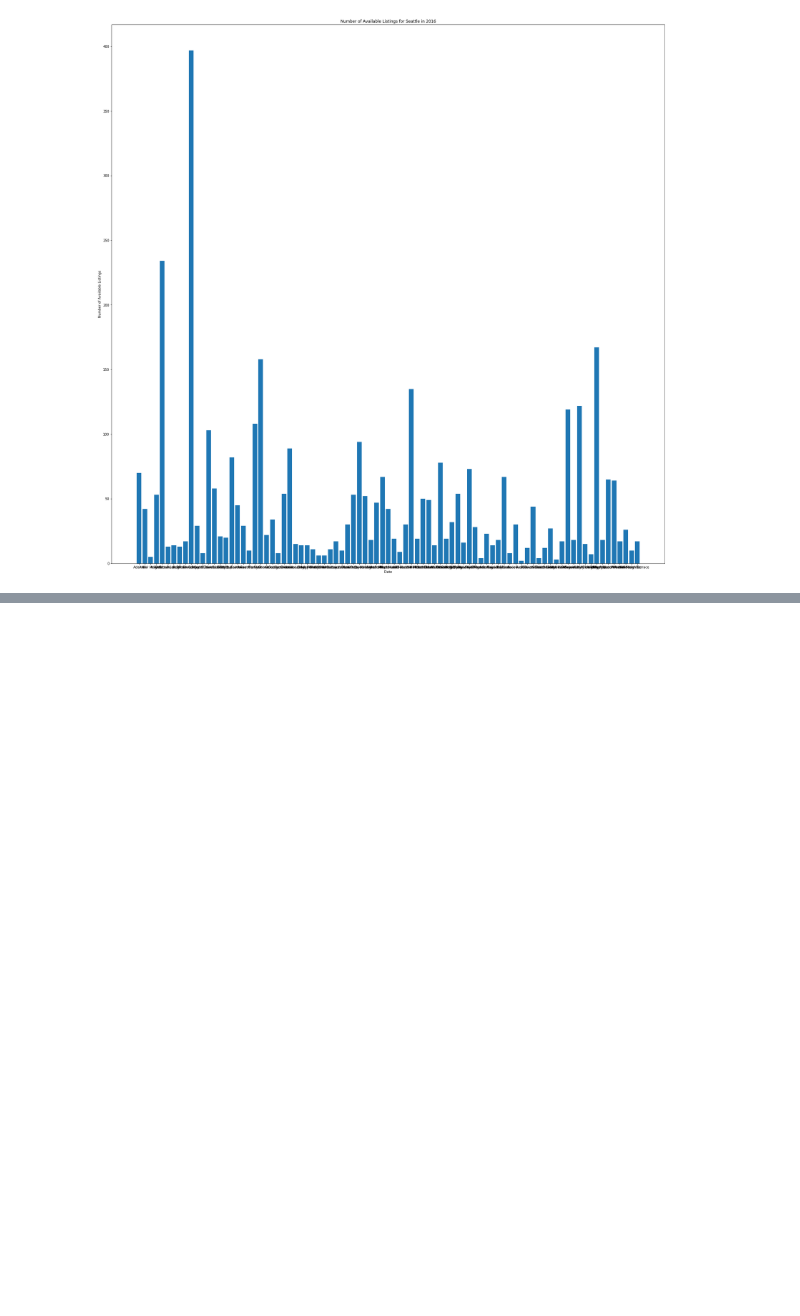
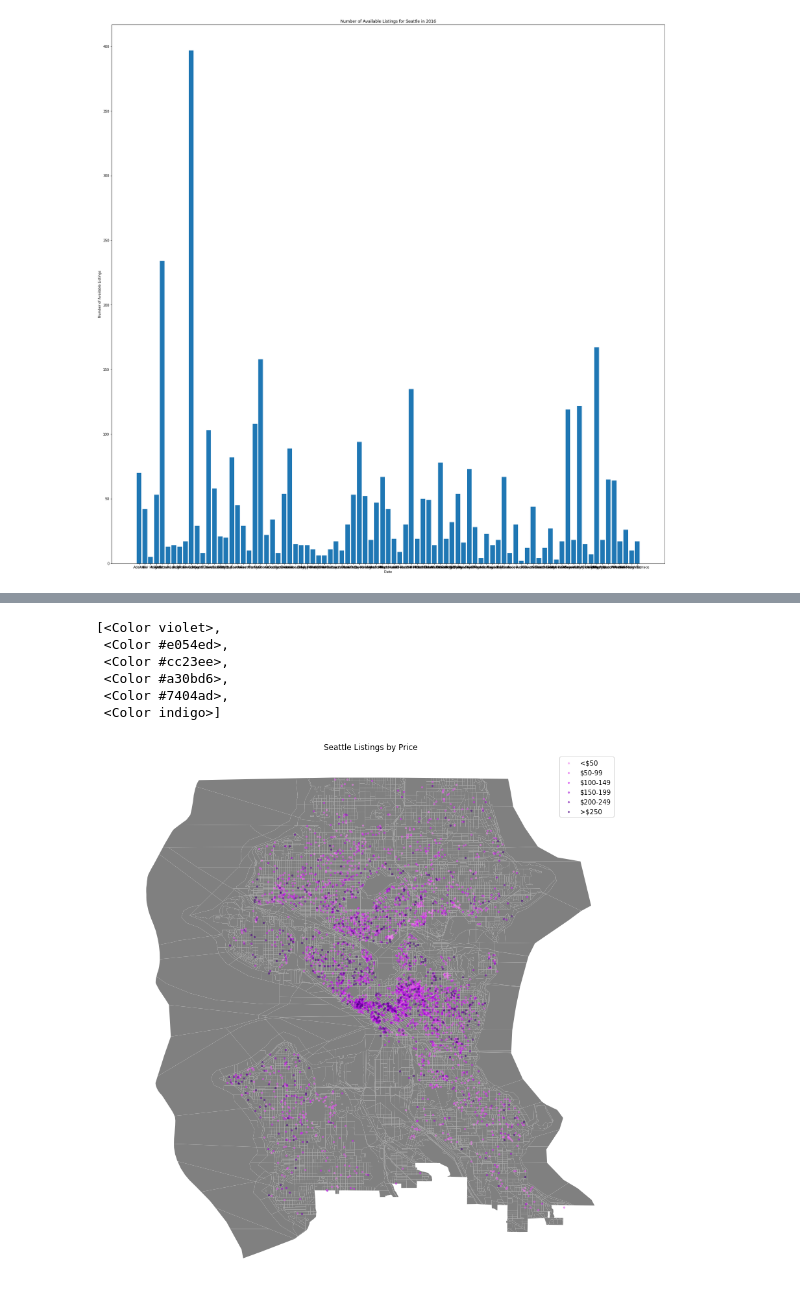
Before and after one commit to kevinhuynh23/RACK, a Jupyter notebook: analysis.ipynb, the cells around one changed output, grey strips where cells are left out. Saved outputs shown, nothing was run; the diff lists cells and outputs as text; code cells hidden in the pictures; blank space fills up the shorter version.

```diff
--- a/analysis.ipynb
+++ b/analysis.ipynb
@@ -140,0 +107,65 @@ plt.show()
+# %%
+# Generate color gradient
+violet = Color('violet')
+violet_to_indigo = list(violet.range_to(Color('indigo'), 6))
+
+violet_to_indigo
+# %% [output]
+[<Color violet>,
+ <Color #e054ed>,
+ <Color #cc23ee>,
+ <Color #a30bd6>,
+ <Color #7404ad>,
+ <Color indigo>]
+# %%
+# Convert price
+lis['price_int'] = lis.price[1:]
+lis['price_int'] = lis.price.apply(lambda x: int(float(x[1:].replace(',', ''))))
+# %%
+fig_map_seattle_listings_price, ax = plt.subplots(figsize = (15, 15))
+base = shp.plot(ax = ax, color = 'grey')
+lis[lis.price_int <= 50].plot(ax = base,
+                              marker = 'o',
+                              color = 'violet',
+                              markersize = 5,
+                              alpha = 0.5,
+                              label = '<$50')
+lis[(lis.price_int > 50) & (lis.price_int < 100)].plot(ax = base,
+                                                       marker = 'o',
+                                                       color = '#e054ed',
+                                                       markersize = 5,
+                                                       alpha = 0.5,
+                                                       label = '$50-99')
+lis[(lis.price_int >= 100) & (lis.price_int < 150)].plot(ax = base,
+                                                         marker = 'o',
+                                                         color = '#cc23ee',
+                                                         markersize = 5,
+                                                         alpha = 0.5,
+                                                         label = '$100-149')
+lis[(lis.price_int >= 150) & (lis.price_int < 200)].plot(ax = base,
+                                                         marker = 'o',
+                                                         color = '#a30bd6',
+                                                         markersize = 5,
+                                                         alpha = 0.5,
+                                                         label = '$150-199')
+lis[(lis.price_int >= 200) & (lis.price_int < 250)].plot(ax = base,
+                                                         marker = 'o',
+                                                         color = '#7404ad',
+                                                         markersize = 5,
+                                                         alpha = 0.5,
+                                                         label = '$200-249')
+lis[(lis.price_int >= 250)].plot(ax = base,
+                                 marker = 'o',
+                                 color = 'indigo',
+                                 markersize = 5,
+                                 alpha = 0.5,
+                                 label = '>$250')
+
+
+
+_ = ax.axis('off')
+plt.title('Seattle Listings by Price')
+plt.legend()
+plt.show()
+# %% [output]
+[figure, added]
```
Also changed, not shown: parts of 14 cells of this notebook, 1 other file.
